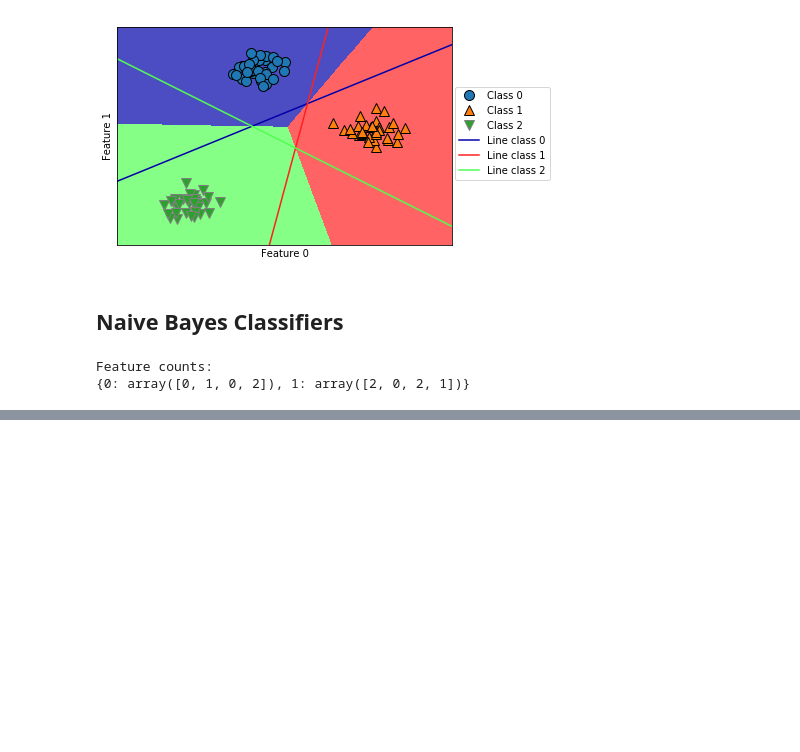
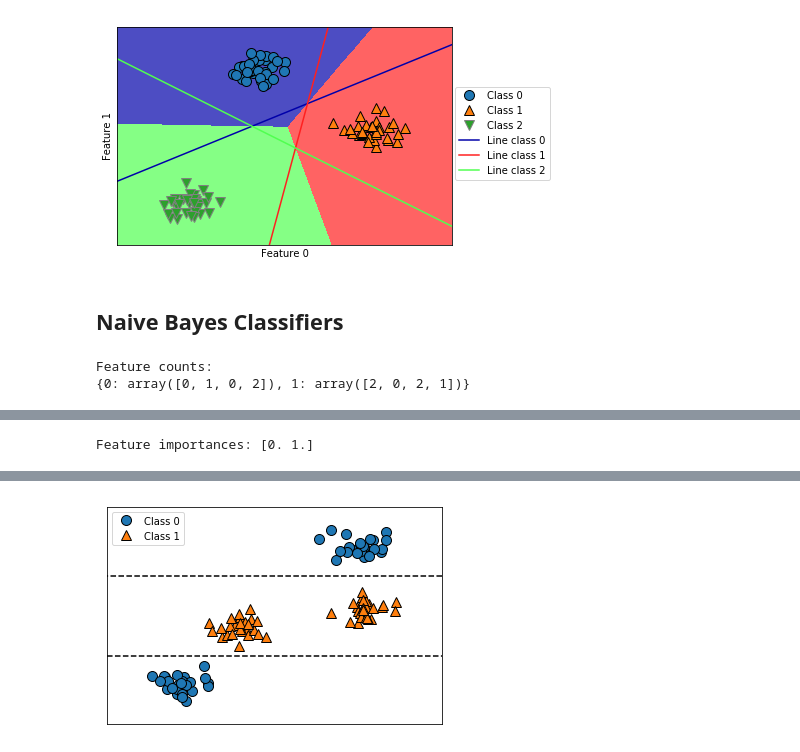
Before and after one commit to rodferro/introduction-to-ml, a Jupyter notebook: 02-supervised-learning.ipynb, the cells around one changed output, grey strips where cells are left out. Drawn from its saved outputs; the diff is of its cells as text; code cells hidden in the pictures; blank space fills up the shorter version.

```diff
--- a/02-supervised-learning.ipynb
+++ b/02-supervised-learning.ipynb
@@ -502,0 +570,5 @@ Feature counts:
+# %%
+tree = mglearn.plots.plot_tree_not_monotone()
+display(tree)
+# %% [output]
+Feature importances: [0. 1.]
@@ -502,0 +576 @@ Feature counts:
+[figure, added]
```
Also changed, not shown: parts of 17 cells of this notebook, 4 other files.
